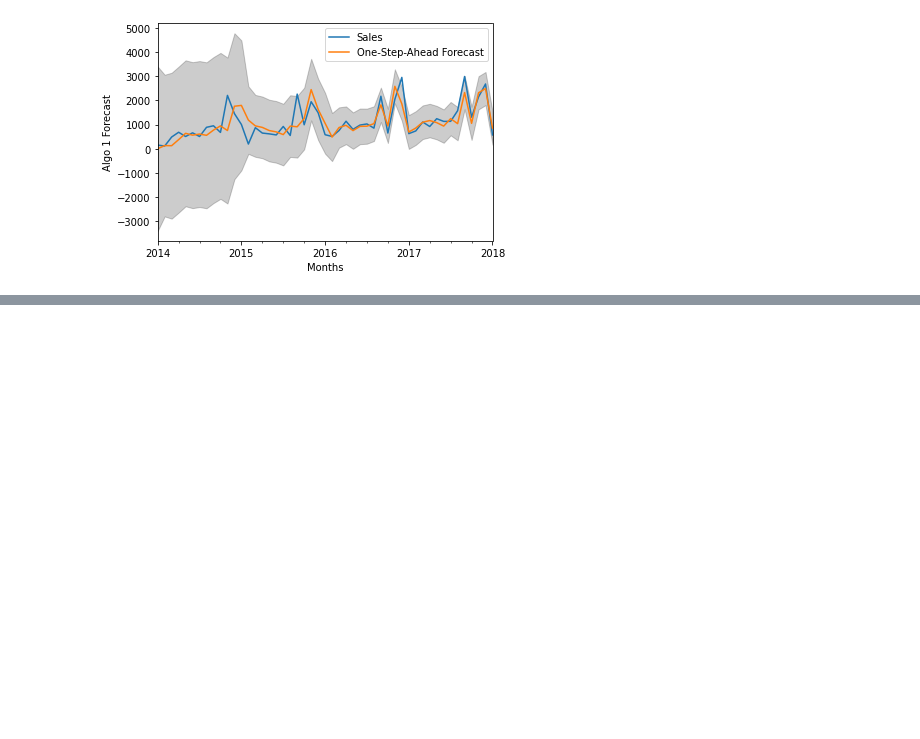
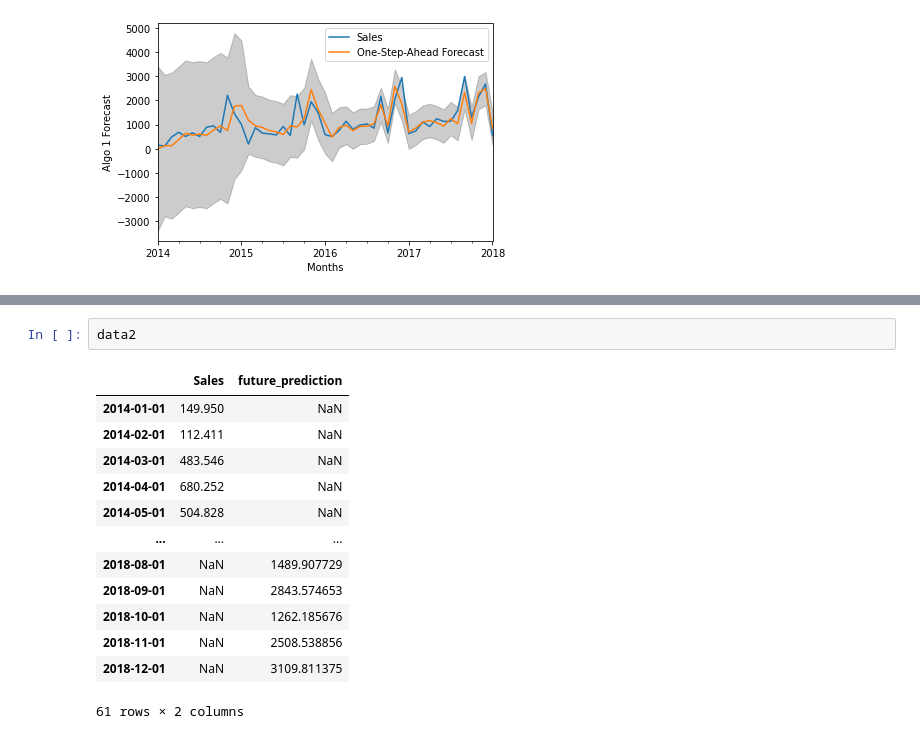
Before and after one commit to SriNithin965/project-4-2, a Jupyter notebook: code/ARIMA_GRID.ipynb, the cells around one changed output, grey strips where cells are left out. Drawn from its saved outputs; the diff is of its cells as text; blank space fills up the shorter version.

```diff
--- a/code/ARIMA_GRID.ipynb
+++ b/code/ARIMA_GRID.ipynb
@@ -166,0 +224,16 @@ plt.show()
+# %%
+data2
+# %% [output]
+|  | Sales | future_prediction |
+| 2014-01-01 | 149.950 | NaN |
+| 2014-02-01 | 112.411 | NaN |
+| 2014-03-01 | 483.546 | NaN |
+| 2014-04-01 | 680.252 | NaN |
+| 2014-05-01 | 504.828 | NaN |
+| ... | ... | ... |
+| 2018-08-01 | NaN | 1489.907729 |
+| 2018-09-01 | NaN | 2843.574653 |
+| 2018-10-01 | NaN | 1262.185676 |
+| 2018-11-01 | NaN | 2508.538856 |
+| 2018-12-01 | NaN | 3109.811375 |
+61 rows × 2 columns
```
Also changed, not shown: parts of 8 cells of this notebook.
